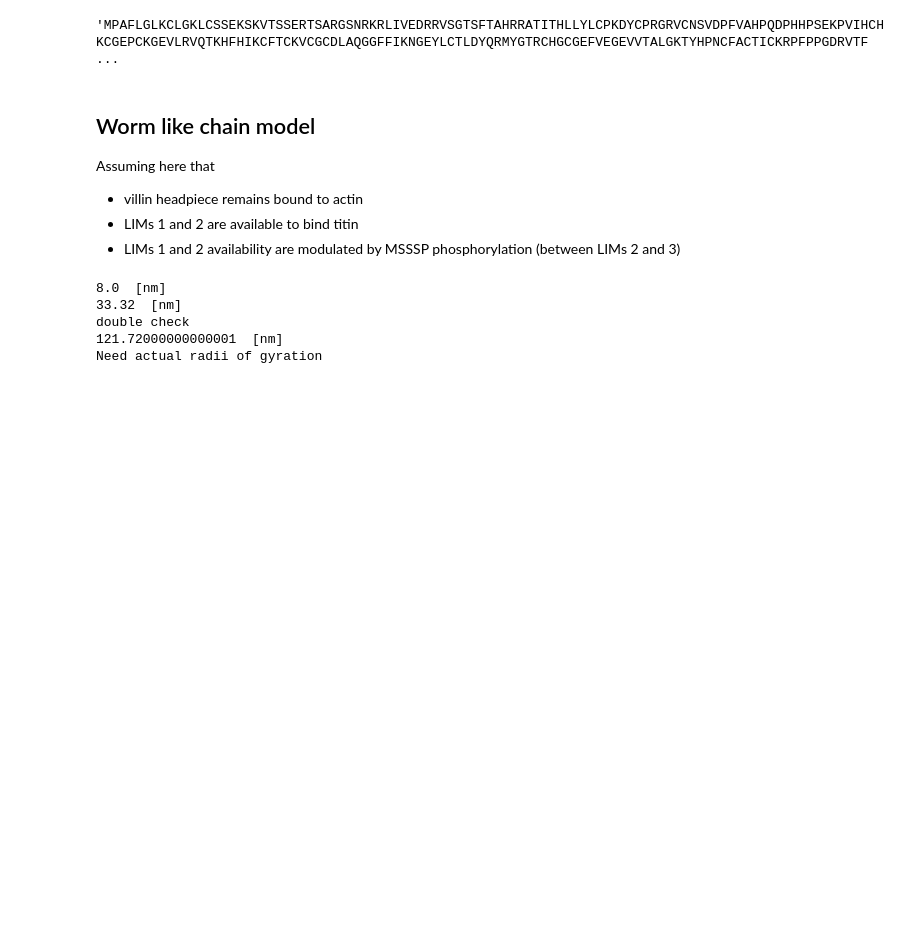
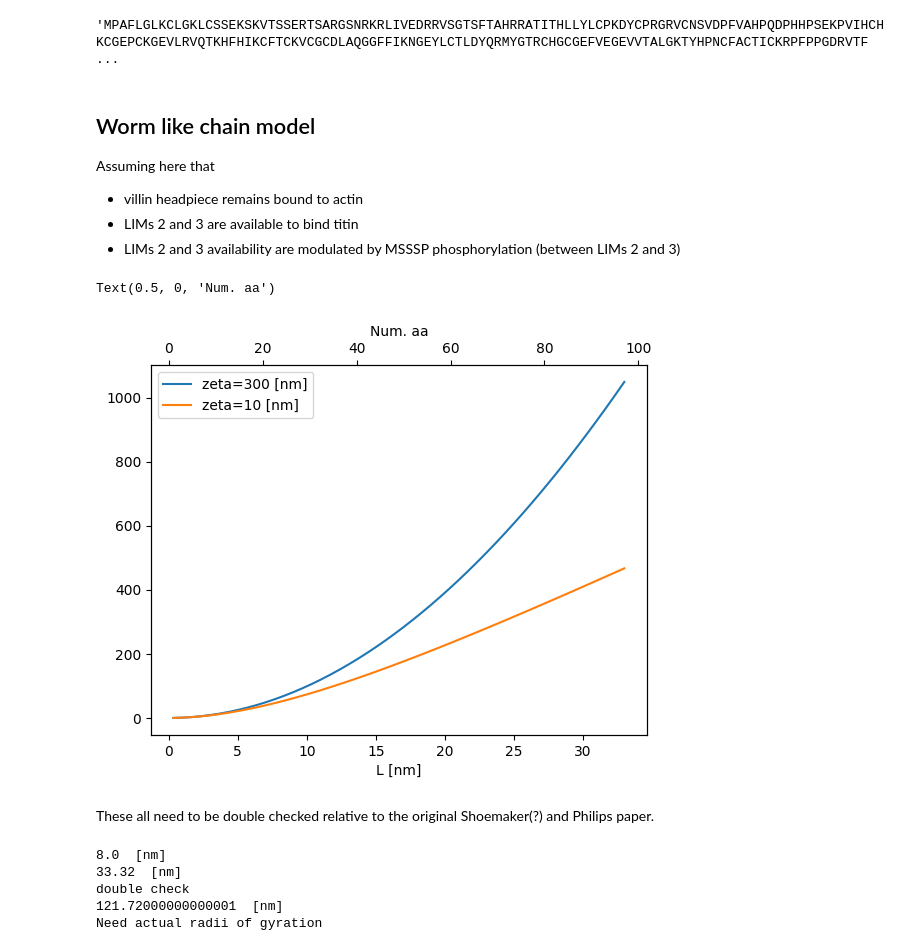
Before and after one commit to huskeypm/foldingML, a Jupyter notebook: ablim.ipynb, the cells around one changed output. Saved outputs shown, nothing was run; the diff lists cells and outputs as text; code cells hidden in the pictures; blank space fills up the shorter version.

Commit message:
refining figures

```diff
--- a/ablim.ipynb
+++ b/ablim.ipynb
@@ -85,8 +85,8 @@ cTerm
 
 Assuming here that
 * villin headpiece remains bound to actin
-* LIMs 1 and 2 are available to bind titin
-* LIMs 1 and 2 availability are modulated by MSSSP phosphorylation (between LIMs 2 and 3)
+* LIMs 2 and 3 are available to bind titin
+* LIMs 2 and 3 availability are modulated by MSSSP phosphorylation (between LIMs 2 and 3)
 # %%
 zeta = 0.35 #persistence length [nm]
 lenPerResi = 0.34 # [nm]
@@ -102,9 +102,12 @@ def G_DZL(zeta,D,L):
     return prefac * np.exp(expon)
 
 # for R**2, see Eqn 5 in the mapid paper
-def RR_DZL(zeta,L):
+def RR_ZL(zeta,L):
+    L = float(L)
     prefac = 2*zeta * L
     expon = np.exp(-L/zeta)
     expon = (zeta/L) * (1-expon)
     expon = 1 - expon
     return prefac * expon
+
+RR_ZL = np.vectorize( RR_ZL )
@@ -111,3 +133,27 @@ def RR_DZL(zeta,L):
+# %%
+fig,ax = plt.subplots()
+
+
+nRes = np.linspace(1,97)
+Ls = nRes * lenPerResi # [nm]
+zeta = 300 # [nm]
+rr = RR_ZL(zeta,Ls)
+ax.plot(Ls,rr, label=f"zeta={zeta} [nm]")
+
+zeta = 10 # [nm]
+rr = RR_ZL(zeta,Ls)
+ax.plot(Ls,rr, label=f"zeta={zeta} [nm]")
+ax.set_xlabel("L [nm]")
+ax.legend()
+
+axt = ax.twiny()
+axt.plot(nRes,rr,lw=0)
+axt.set_xlabel("Num. aa")
+# %% [output]
+Text(0.5, 0, 'Num. aa')
+[figure, added]
+# %% [markdown]
+These all need to be double checked relative to the original Shoemaker(?) and Philips paper.
 # %%
 Ang_to_nm = 0.1
 Ang_per_res = 3.4 # [A]
```
Also changed, not shown: parts of 2 cells of this notebook.
